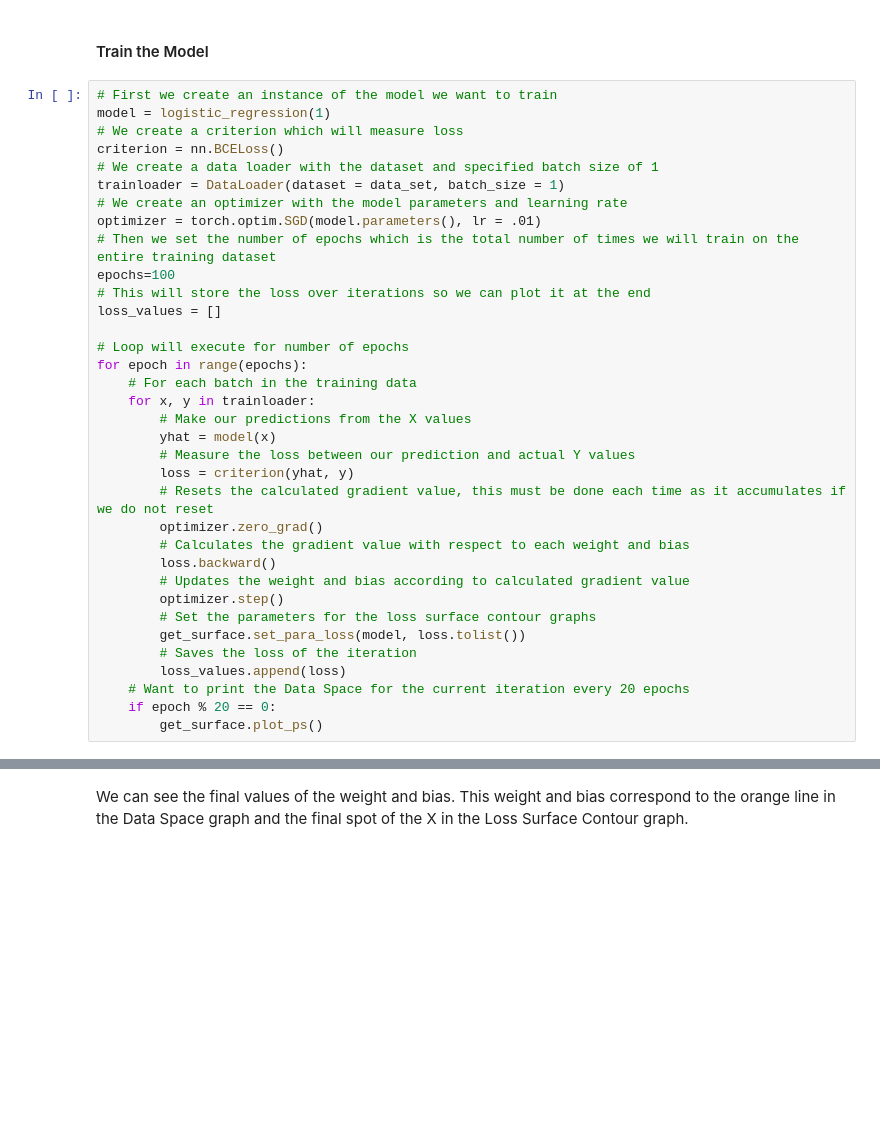
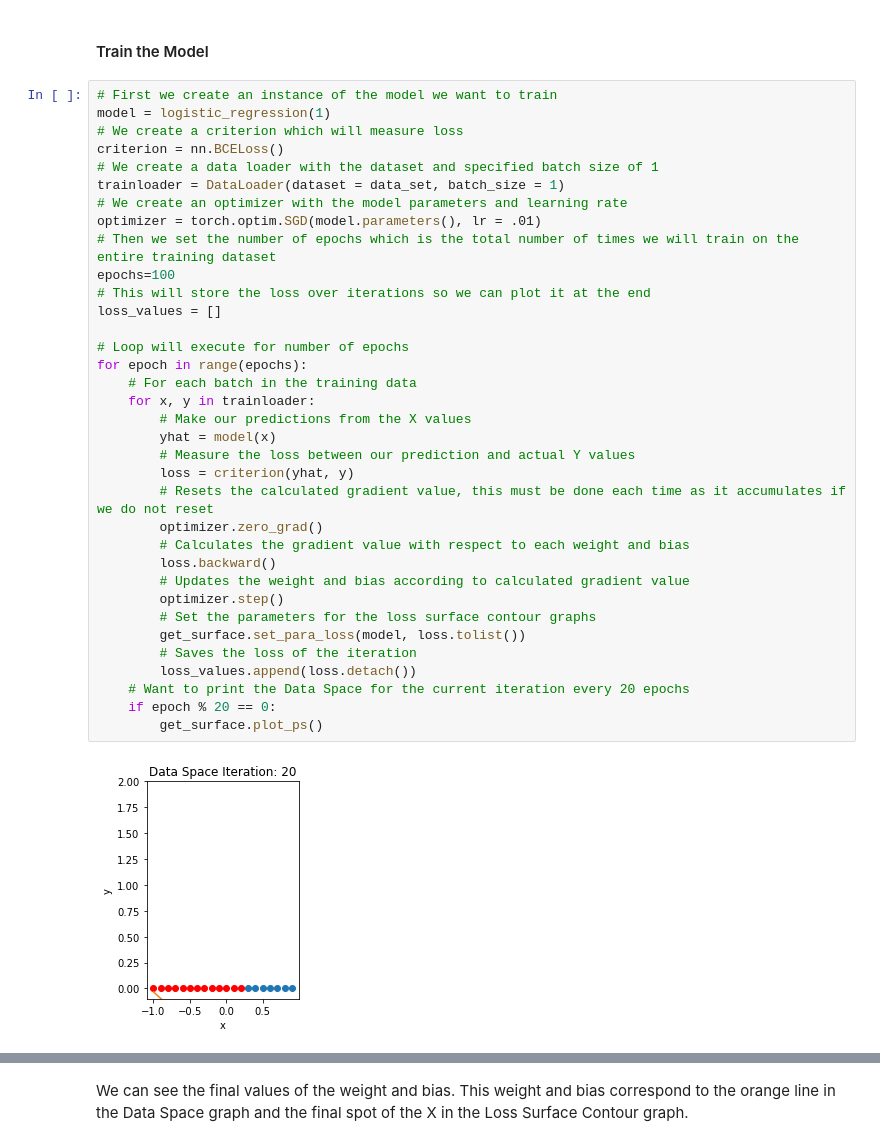
Before and after one commit to IO-Chem/IBM-AI-Engineering-Coursework, a Jupyter notebook: wk12-17_Introduction_to_Computer_Vision/lab_examples/3.1_Logistic Regression With Mini-Batch Gradient Descent.ipynb, the cells around one changed output, grey strips where cells are left out. Saved outputs shown, nothing was run; the diff lists cells and outputs as text; blank space fills up the shorter version.

```diff
--- a/wk12-17_Introduction_to_Computer_Vision/lab_examples/3.1_Logistic Regression With Mini-Batch Gradient Descent.ipynb
+++ b/wk12-17_Introduction_to_Computer_Vision/lab_examples/3.1_Logistic Regression With Mini-Batch Gradient Descent.ipynb
@@ -478,31 +533,33 @@ model = logistic_regression(1)
 criterion = nn.BCELoss()
 # We create a data loader with the dataset and specified batch size of 1
 trainloader = DataLoader(dataset = data_set, batch_size = 1)
 # We create an optimizer with the model parameters and learning rate
 optimizer = torch.optim.SGD(model.parameters(), lr = .01)
 # Then we set the number of epochs which is the total number of times we will train on the entire training dataset
 epochs=100
 # This will store the loss over iterations so we can plot it at the end
 loss_values = []
 
 # Loop will execute for number of epochs
 for epoch in range(epochs):
     # For each batch in the training data
     for x, y in trainloader:
         # Make our predictions from the X values
         yhat = model(x)
         # Measure the loss between our prediction and actual Y values
         loss = criterion(yhat, y)
         # Resets the calculated gradient value, this must be done each time as it accumulates if we do not reset
         optimizer.zero_grad()
         # Calculates the gradient value with respect to each weight and bias
         loss.backward()
         # Updates the weight and bias according to calculated gradient value
         optimizer.step()
         # Set the parameters for the loss surface contour graphs
         get_surface.set_para_loss(model, loss.tolist())
         # Saves the loss of the iteration
-        loss_values.append(loss)
+        loss_values.append(loss.detach())
     # Want to print the Data Space for the current iteration every 20 epochs
     if epoch % 20 == 0:
         get_surface.plot_ps()
+# %% [output]
+[figure, added]
```
Also changed, not shown: parts of 27 cells of this notebook, 7 other files.
